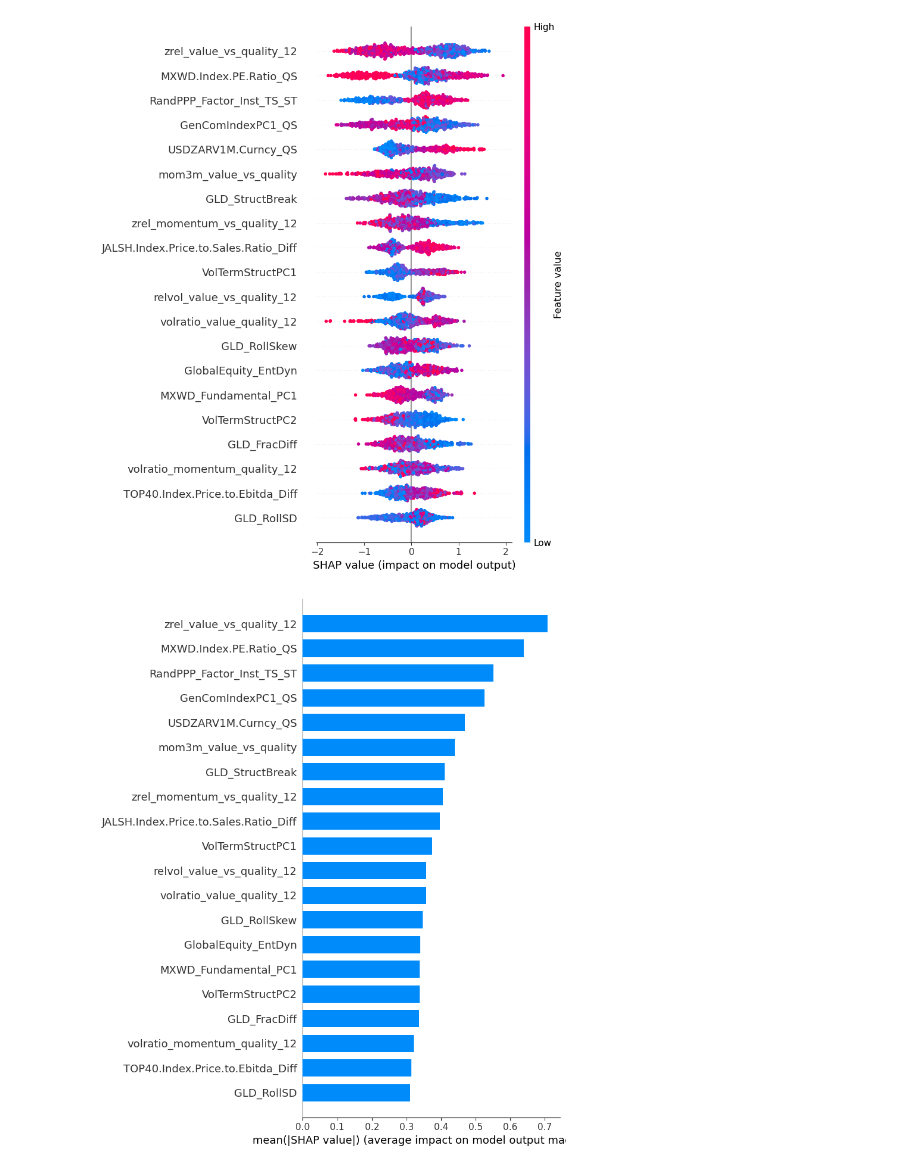
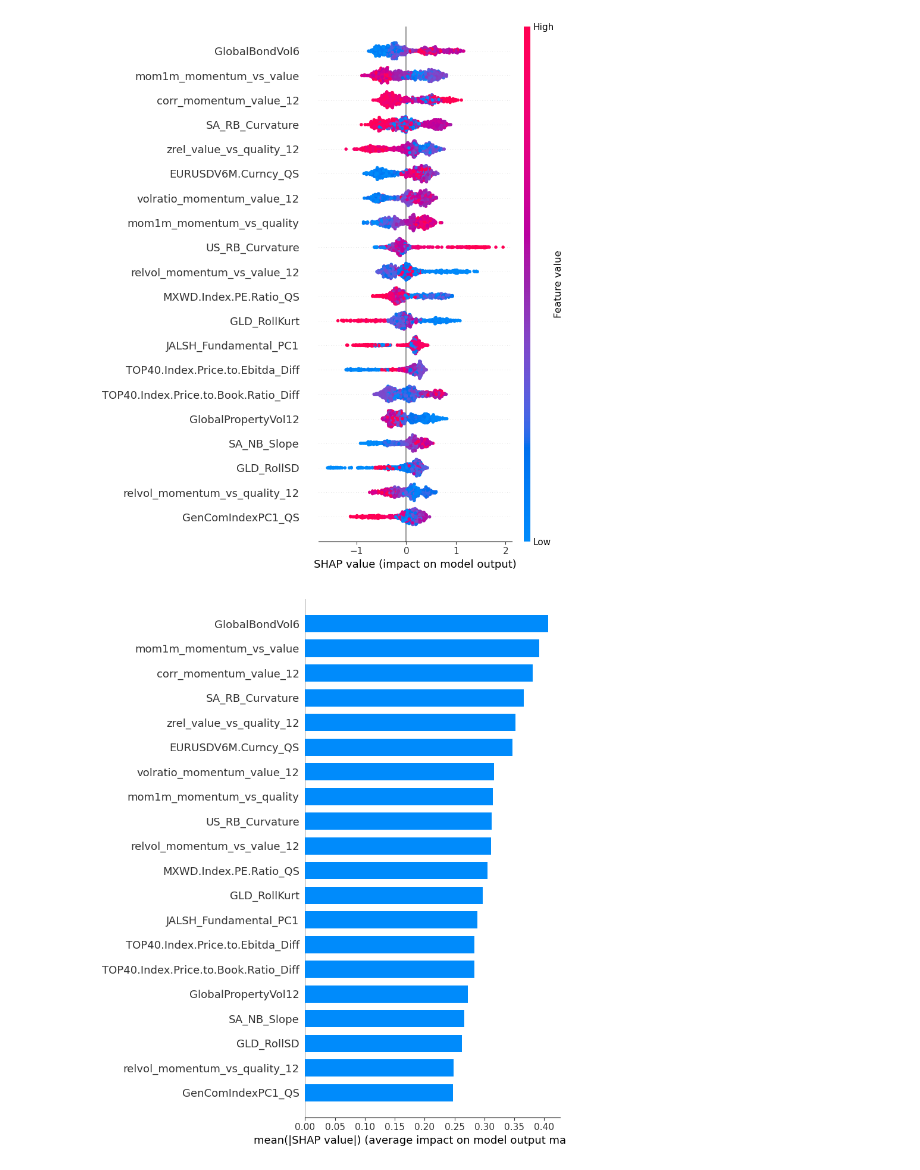
Before and after one commit to CChlungwani/forecast_curve, a Jupyter notebook: model_training/xgboost_cpcv_wf.ipynb, the cells around one changed output. Drawn from its saved outputs; the diff is of its cells as text; code cells hidden in the pictures.

```diff
--- a/model_training/xgboost_cpcv_wf.ipynb
+++ b/model_training/xgboost_cpcv_wf.ipynb
@@ -18,11 +18,12 @@ import hashlib
 # %%
 # Import data:
 # run script from the data_input file
-os.chdir('C:/Users/p528552/OneDrive - South African Reserve Bank/Documents/1. MEng - Data Science/1. Project_2025/Data/factor_timing/data_input')
+#os.chdir('C:/Users/p528552/OneDrive - South African Reserve Bank/Documents/1. MEng - Data Science/1. Project_2025/Data/factor_timing/data_input')
+os.chdir('C:/Users/ccwis/OneDrive/Documents/1. MEng - Data Science/Project/factor_timing/data_input')
 
 # Data import:
 df_factor = pd.read_csv("labeled_relative_factor_returns.csv", parse_dates=['Date'])
-df_factor = df_factor[['Date','Value_vs_Quality_trend']]
+df_factor = df_factor[['Date','Momentum_vs_Value_trend']]
 df_factor = df_factor.set_index('Date')
 
 df = pd.read_csv("lagged_data.csv", parse_dates=['Date'])
@@ -457,7 +458,7 @@ best_params = results_xgb["best_params"]
 final_model = XGBClassifier(
     objective="binary:logistic",
     eval_metric="logloss",
-    n_estimators=500,
+    #n_estimators=500,
    # use_label_encoder=False,
     **best_params
 )
@@ -510,2 +511,2 @@ dtype: float32
-[figure, old version]
+[figure, new version]
-[figure, old version]
+[figure, new version]
```
Also changed, not shown: parts of 6 cells of this notebook, 7 other files.
